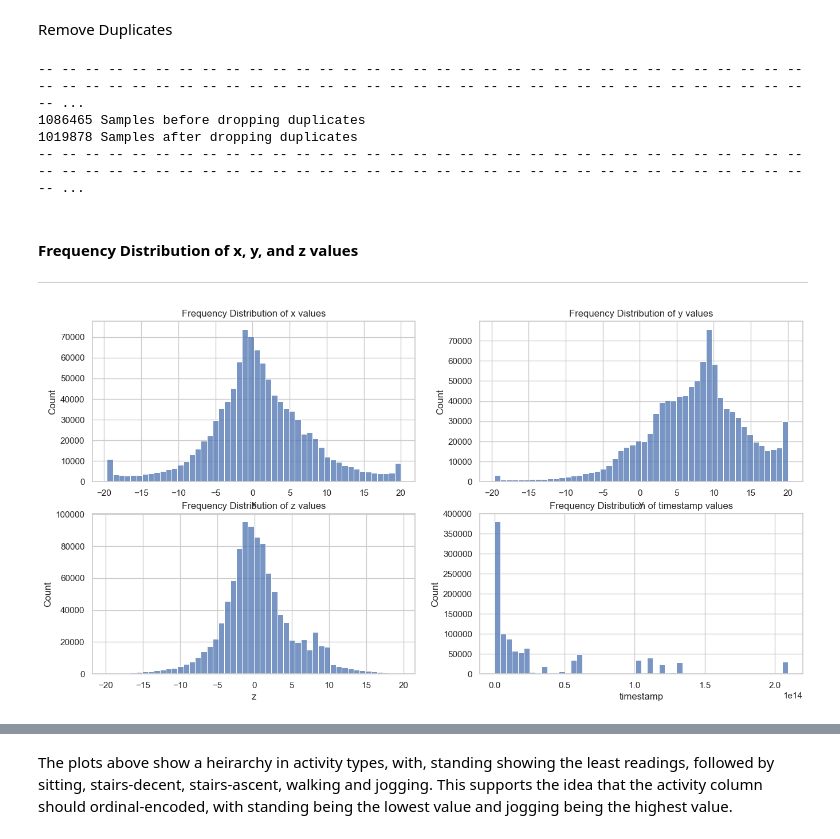
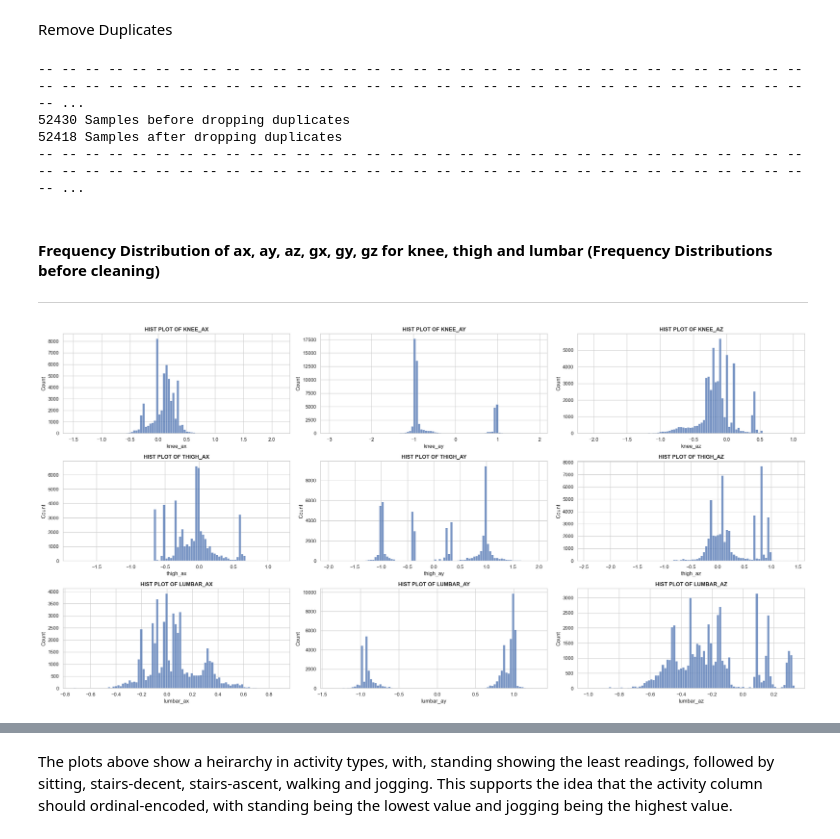
Before and after one commit to ike-njoku/finals-project, a Jupyter notebook: notebooks/main.ipynb, the cells around one changed output, grey strips where cells are left out. Saved outputs shown, nothing was run; the diff lists cells and outputs as text; code cells hidden in the pictures.

```diff
--- a/notebooks/main.ipynb
+++ b/notebooks/main.ipynb
@@ -89,0 +327,5 @@ def run_pipeline(activity_df):
+# %%
+Dataset_A = pd.read_csv("Dataset_A.csv")
+# loop through and print the columns in Dataset_A
+for column_name in Dataset_A.columns:
+    print(column_name, '\n')
@@ -89,0 +350,9 @@ def run_pipeline(activity_df):
+# %%
+# drop columns carrying repeated information
+# drop knee_arduino_ms, knee_node_position, knee_activity, lumbar_arduino_ms, lumbar_node_position, lumbar_activity, lumbar_rssi, thight_arduino_ms, thigh_node_position, thigh_activity
+
+columns_to_drop = ['knee_arduino_ms', 'knee_node_position', 'knee_activity','knee_rssi', 'lumbar_arduino_ms', 'lumbar_node_position', 'lumbar_activity', 'lumbar_rssi', 'thigh_arduino_ms', 'thigh_node_position', 'thigh_activity', 'thigh_rssi']
+try:
+    Dataset_A.drop(columns=columns_to_drop, inplace=True)
+except Exception as error:
+    print('\n Error: ', error)
@@ -167,28 +454,43 @@ activity_df.dropna(inplace=True)
 Remove Duplicates
 # %%
 print_horizontal_line()
-print(f'{len(activity_df)} Samples before dropping duplicates')
-activity_df = activity_df.drop_duplicates()
-print(f'{len(activity_df)} Samples after dropping duplicates')
+print(f'{len(Dataset_A)} Samples before dropping duplicates')
+Dataset_A = Dataset_A.drop_duplicates()
+print(f'{len(Dataset_A)} Samples after dropping duplicates')
 print_horizontal_line()
 # %% [output]
 -- -- -- -- -- -- -- -- -- -- -- -- -- -- -- -- -- -- -- -- -- -- -- -- -- -- -- -- -- -- -- -- -- -- -- -- -- -- -- -- -- -- -- -- -- -- -- -- -- -- -- -- -- -- -- -- -- -- -- -- -- -- -- -- -- -- -- ...
-1086465 Samples before dropping duplicates
-1019878 Samples after dropping duplicates
+52430 Samples before dropping duplicates
+52418 Samples after dropping duplicates
 -- -- -- -- -- -- -- -- -- -- -- -- -- -- -- -- -- -- -- -- -- -- -- -- -- -- -- -- -- -- -- -- -- -- -- -- -- -- -- -- -- -- -- -- -- -- -- -- -- -- -- -- -- -- -- -- -- -- -- -- -- -- -- -- -- -- -- ...
 # %% [markdown]
-#### Frequency Distribution of x, y, and z values
+#### Frequency Distribution of ax, ay, az, gx, gy, gz for knee, thigh and lumbar (Frequency Distributions before cleaning)
 ---
 # %%
-fig, ((ax1, ax2), (ax3, ax4)) = plt.subplots(2, 2, figsize=(16, 8));
-sns.histplot(data=activity_df, x='x', bins=50, ax=ax1);
-sns.histplot(data=activity_df, x='y', bins=50, ax=ax2);
-sns.histplot(data=activity_df, x='z', bins=50, ax=ax3);
-sns.histplot(data=activity_df, x='timestamp', bins=50, ax=ax4);
-ax1.set_title('Frequency Distribution of x values');
-ax2.set_title('Frequency Distribution of y values');
-ax3.set_title('Frequency Distribution of z values');
-ax4.set_title('Frequency Distribution of timestamp values');
+#### Frequency Distribution of ax, ay, az, gx, gy, gz for knee, thigh and lumbar
+fig, axes = plt.subplots(nrows=3, ncols=3, figsize=(24,12))
+
+columns_to_plot = [
+    'knee_ax',
+    'knee_ay',
+    'knee_az',
+    'thigh_ax',
+    'thigh_ay',
+    'thigh_az',
+    'lumbar_ax',
+    'lumbar_ay',
+    'lumbar_az'
+]
+
+
+# 3. Zip columns and flattened axes into a single loop
+for col, ax in zip(columns_to_plot, axes.flatten()):
+    sns.histplot(data=Dataset_A, x=col, ax=ax, bins=90)
+    ax.set_title(f"HIST PLOT OF {col.upper()}", fontweight='bold', fontsize=12)
+
+
+plt.tight_layout()
+plt.show()
 # %% [output]
-[figure, old version]
+[figure, new version]
 # %%
```
Also changed, not shown: parts of 44 cells of this notebook, 1 other file.
